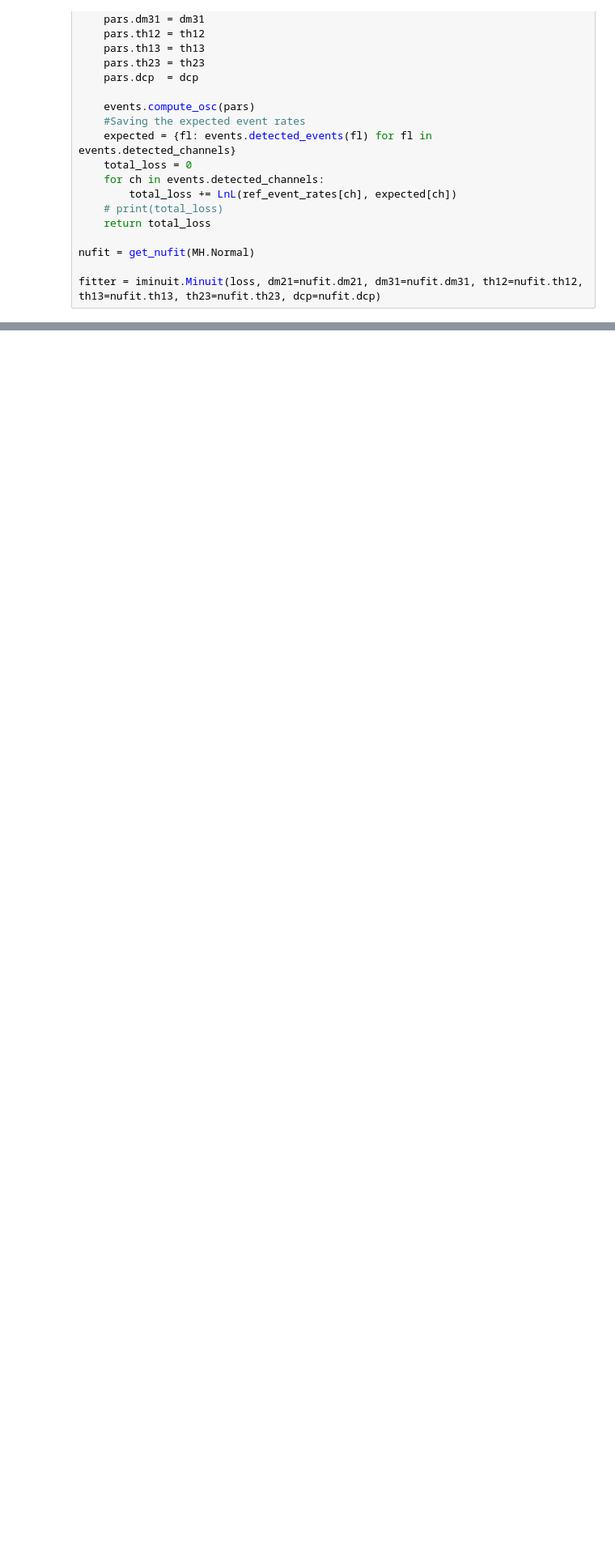
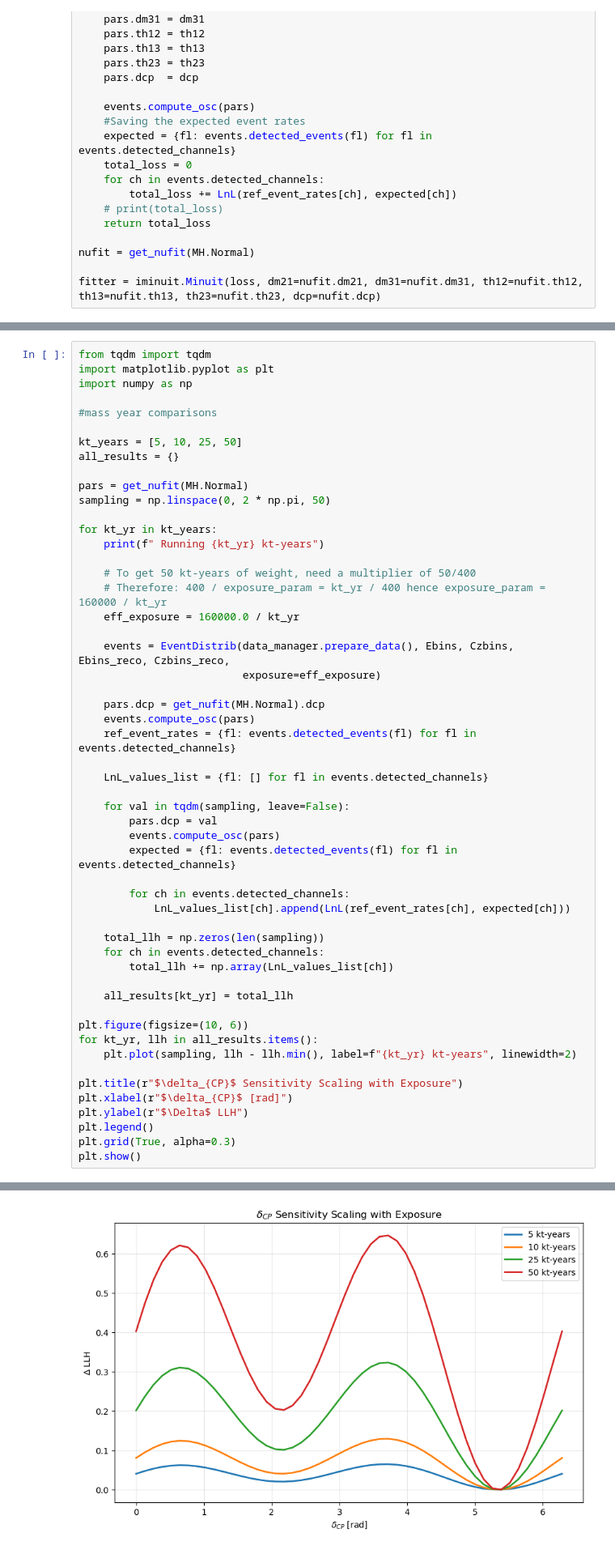
Before and after one commit to bristol-dune/atmospherics-tools, a Jupyter notebook: fast-osc-feedback/Faster-feedback.ipynb, the cells around one changed output, grey strips where cells are left out. Shown at 81% size. Cells and saved outputs as stored; diff of their text form; blank space fills up the shorter version.

Commit message:
Pushing updated mass year comparison, final plot in Faster-feedback

```diff
--- a/fast-osc-feedback/Faster-feedback.ipynb
+++ b/fast-osc-feedback/Faster-feedback.ipynb
@@ -221,0 +226,54 @@ fitter.draw_contour("th23", "dcp")
+# %%
+from tqdm import tqdm
+import matplotlib.pyplot as plt
+import numpy as np
+
+#mass year comparisons
+
+kt_years = [5, 10, 25, 50]
+all_results = {}
+
+pars = get_nufit(MH.Normal)
+sampling = np.linspace(0, 2 * np.pi, 50)
+
+for kt_yr in kt_years:
+    print(f" Running {kt_yr} kt-years")
+
+    # To get 50 kt-years of weight, need a multiplier of 50/400
+    # Therefore: 400 / exposure_param = kt_yr / 400 hence exposure_param = 160000 / kt_yr
+    eff_exposure = 160000.0 / kt_yr
+
+    events = EventDistrib(data_manager.prepare_data(), Ebins, Czbins, Ebins_reco, Czbins_reco,
+                          exposure=eff_exposure)
+
+    pars.dcp = get_nufit(MH.Normal).dcp
+    events.compute_osc(pars)
+    ref_event_rates = {fl: events.detected_events(fl) for fl in events.detected_channels}
+
+    LnL_values_list = {fl: [] for fl in events.detected_channels}
+
+    for val in tqdm(sampling, leave=False):
+        pars.dcp = val
+        events.compute_osc(pars)
+        expected = {fl: events.detected_events(fl) for fl in events.detected_channels}
+
+        for ch in events.detected_channels:
+            LnL_values_list[ch].append(LnL(ref_event_rates[ch], expected[ch]))
+
+    total_llh = np.zeros(len(sampling))
+    for ch in events.detected_channels:
+        total_llh += np.array(LnL_values_list[ch])
+
+    all_results[kt_yr] = total_llh
+
+plt.figure(figsize=(10, 6))
+for kt_yr, llh in all_results.items():
+    plt.plot(sampling, llh - llh.min(), label=f"{kt_yr} kt-years", linewidth=2)
+
+plt.title(r"$\delta_{CP}$ Sensitivity Scaling with Exposure")
+plt.xlabel(r"$\delta_{CP}$ [rad]")
+plt.ylabel(r"$\Delta$ LLH")
+plt.legend()
+plt.grid(True, alpha=0.3)
+plt.show()
+# %% [output]
@@ -221,0 +296 @@ fitter.draw_contour("th23", "dcp")
+[figure, added]
```
Also changed, not shown: parts of 6 cells of this notebook, 1 other file.
